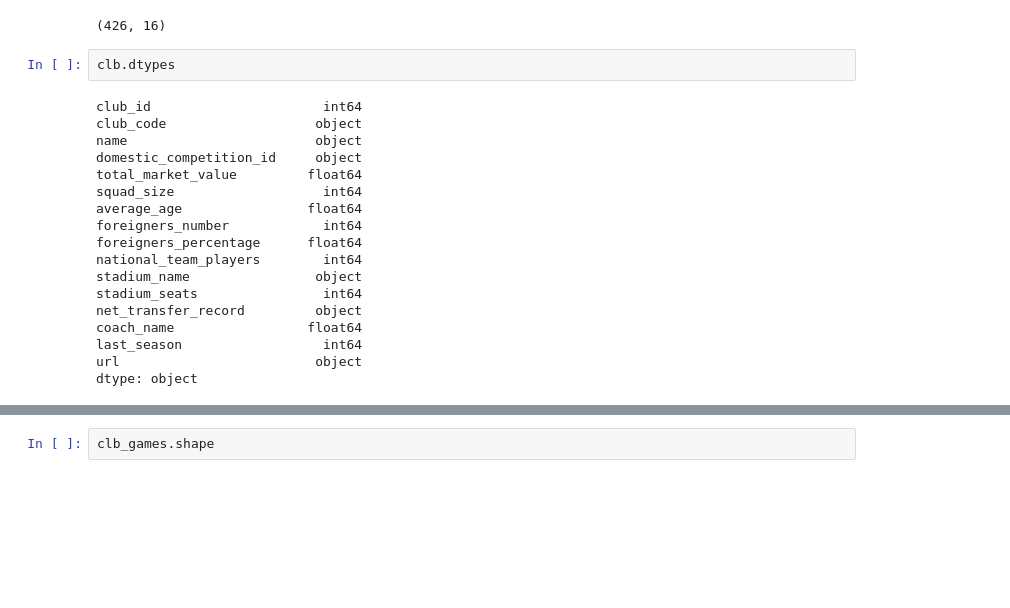
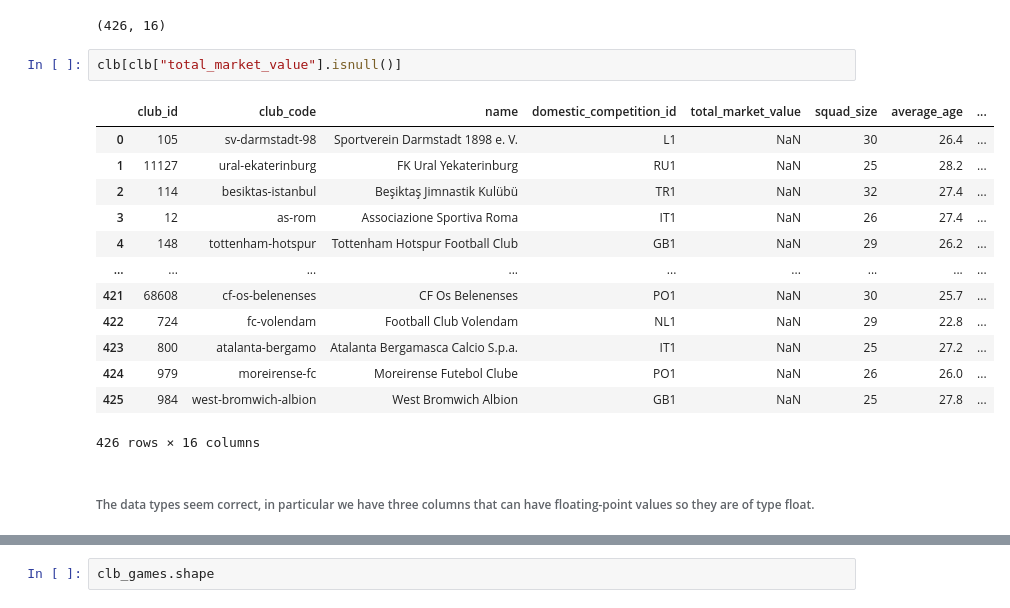
Before and after one commit to Bilguun-Batsaikhan/IUM-TWEB, a Jupyter notebook: Solution/Python/preliminary_investigation.ipynb, the cells around one changed output, grey strips where cells are left out. Cells and saved outputs as stored; diff of their text form; blank space fills up the shorter version.

```diff
--- a/Solution/Python/preliminary_investigation.ipynb
+++ b/Solution/Python/preliminary_investigation.ipynb
@@ -305,23 +244,21 @@ dtype: int64
 clb.shape
 # %% [output]
 (426, 16)
-# %%
-clb.dtypes
-# %% [output]
-club_id                      int64
-club_code                   object
-name                        object
-domestic_competition_id     object
-total_market_value         float64
-squad_size                   int64
-average_age                float64
-foreigners_number            int64
-foreigners_percentage      float64
-national_team_players        int64
-stadium_name                object
-stadium_seats                int64
-net_transfer_record         object
-coach_name                 float64
-last_season                  int64
-url                         object
-dtype: object
+# %%
+clb[clb["total_market_value"].isnull()]
+# %% [output]
+|  | club_id | club_code | name | domestic_competition_id | total_market_value | squad_size | average_age | ... |
+| 0 | 105 | sv-darmstadt-98 | Sportverein Darmstadt 1898 e. V. | L1 | NaN | 30 | 26.4 | ... |
+| 1 | 11127 | ural-ekaterinburg | FK Ural Yekaterinburg | RU1 | NaN | 25 | 28.2 | ... |
+| 2 | 114 | besiktas-istanbul | Beşiktaş Jimnastik Kulübü | TR1 | NaN | 32 | 27.4 | ... |
+| 3 | 12 | as-rom | Associazione Sportiva Roma | IT1 | NaN | 26 | 27.4 | ... |
+| 4 | 148 | tottenham-hotspur | Tottenham Hotspur Football Club | GB1 | NaN | 29 | 26.2 | ... |
+| ... | ... | ... | ... | ... | ... | ... | ... | ... |
+| 421 | 68608 | cf-os-belenenses | CF Os Belenenses | PO1 | NaN | 30 | 25.7 | ... |
+| 422 | 724 | fc-volendam | Football Club Volendam | NL1 | NaN | 29 | 22.8 | ... |
+| 423 | 800 | atalanta-bergamo | Atalanta Bergamasca Calcio S.p.a. | IT1 | NaN | 25 | 27.2 | ... |
+| 424 | 979 | moreirense-fc | Moreirense Futebol Clube | PO1 | NaN | 26 | 26.0 | ... |
+| 425 | 984 | west-bromwich-albion | West Bromwich Albion | GB1 | NaN | 25 | 27.8 | ... |
+426 rows × 16 columns
+# %% [markdown]
+###### The data types seem correct, in particular we have three columns that can have floating-point values so they are of type float.
```
Also changed, not shown: parts of 50 cells of this notebook.
